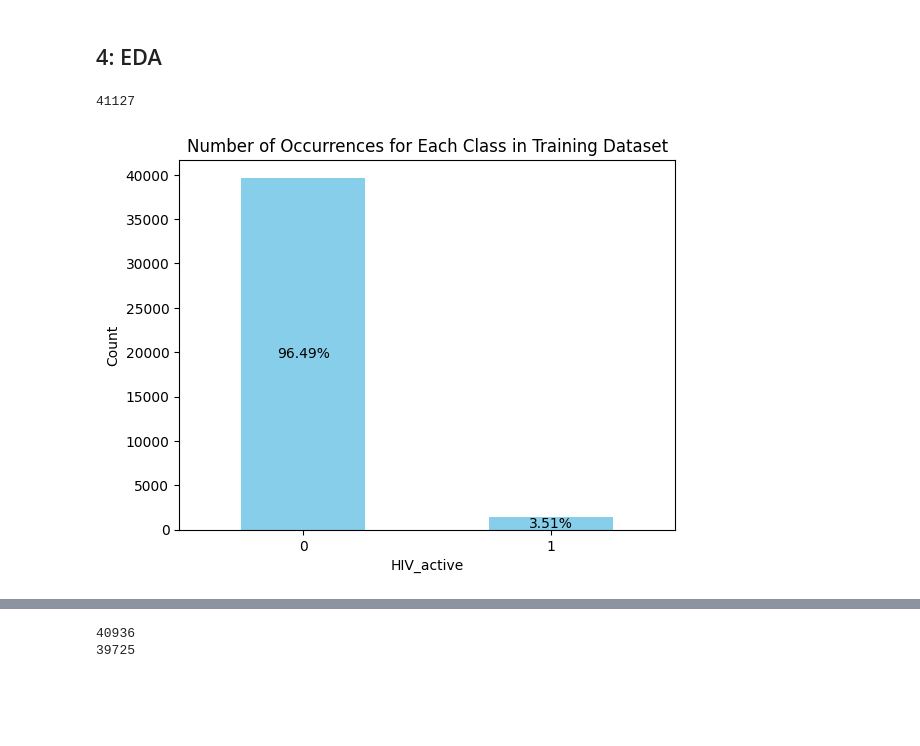
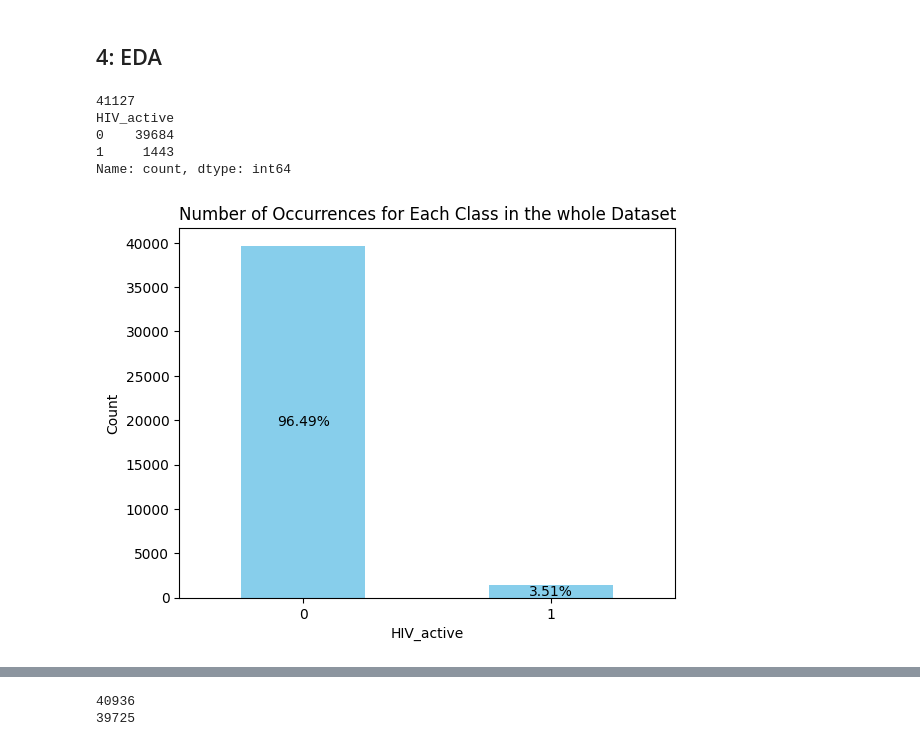
Before and after one commit to alivefghi/ogbg_molhiv_aut_agm, a Jupyter notebook: code/notebooks/ogbg-molhiv-smiles.ipynb, the cells around one changed output, grey strips where cells are left out. Drawn from its saved outputs; the diff is of its cells as text; code cells hidden in the pictures; blank space fills up the shorter version.

```diff
--- a/code/notebooks/ogbg-molhiv-smiles.ipynb
+++ b/code/notebooks/ogbg-molhiv-smiles.ipynb
@@ -247,25 +247,30 @@ val_frame = pd.DataFrame(df.iloc[valid_idx,:])
 # %%
 import matplotlib.pyplot as plt
 
 # Add this line to display plots inline
 %matplotlib inline
 
 print(len(df['HIV_active']))
 
 # Plot the number of occurrences for each class
 class_counts = df['HIV_active'].value_counts()
+print(class_counts)
 ax = class_counts.plot(kind='bar', rot=0, color='skyblue')
 
 # Annotate each bar with its percentage
 total = len(df['HIV_active'])
 for i, count in enumerate(class_counts):
     percentage = count / total * 100
     plt.text(i, count / 2, f'{percentage:.2f}%', ha='center', va='center')
 
-plt.title('Number of Occurrences for Each Class in Training Dataset')
+plt.title('Number of Occurrences for Each Class in the whole Dataset')
 plt.xlabel('HIV_active')
 plt.ylabel('Count')
 plt.show()
 # %% [output]
 41127
+HIV_active
+0    39684
+1     1443
+Name: count, dtype: int64
-[figure, old version]
+[figure, new version]
```
Also changed, not shown: parts of 9 cells of this notebook.
